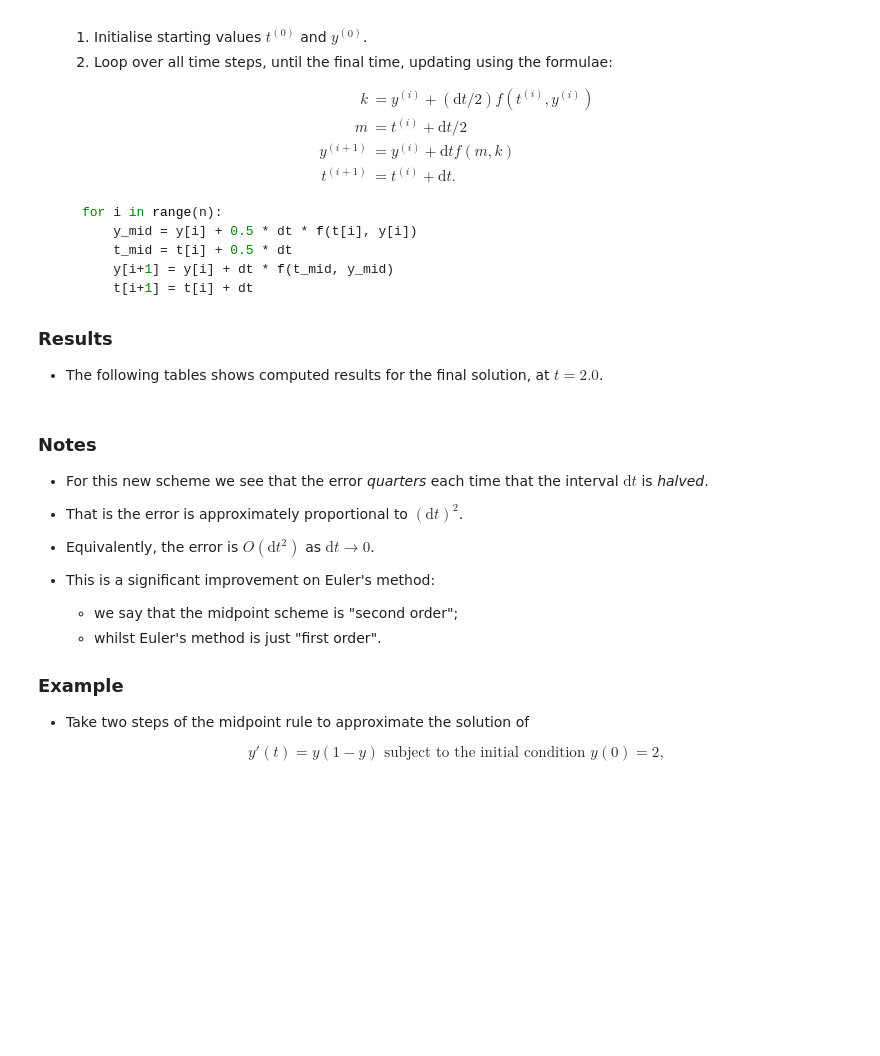
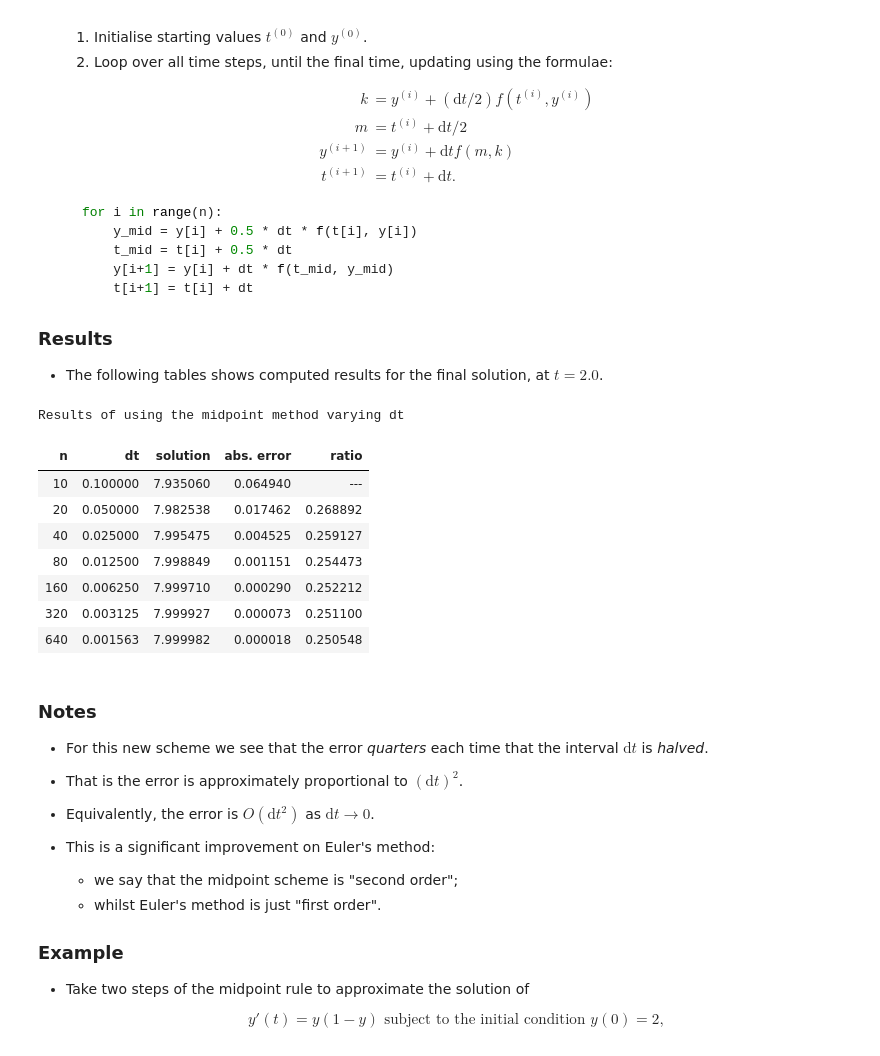
Before and after one commit to uol-soc-teachingrepos/COMP2421-Numerical-Computation, a Jupyter notebook: _sources/lec/lec13.ipynb, the cells around one changed output. Drawn from its saved outputs; the diff is of its cells as text; code cells hidden in the pictures; blank space fills up the shorter version.

```diff
--- a/_sources/lec/lec13.ipynb
+++ b/_sources/lec/lec13.ipynb
@@ -288,34 +296,44 @@ def midpoint(f, n, dt, t0, y0, T):
 
 
 t0 = 1.0
 y0 = 1.0
 T = 2.0
 
 
 def f(t, y):
     return 3 * y / t
 
 
 exact = 8.0
 
 old_error = None
 
 for n in [10, 20, 40, 80, 160, 320, 640]:
     dt = (T - t0) / n
     y = midpoint(f, n, dt, t0, y0, T)
     error = abs(y - exact)
 
     if old_error is not None:
         ratio = error / old_error
     else:
         ratio = "---"
 
     old_error = error
 
     data.append([n, dt, y, error, ratio])
 
 df = pd.DataFrame(data, columns=headers)
-df.style.hide_index().set_caption("Results of using the midpoint method varying dt")
+df.style.hide(axis="index").set_caption("Results of using the midpoint method varying dt")
+# %% [output]
+Results of using the midpoint method varying dt
+| n | dt | solution | abs. error | ratio |
+| 10 | 0.100000 | 7.935060 | 0.064940 | --- |
+| 20 | 0.050000 | 7.982538 | 0.017462 | 0.268892 |
+| 40 | 0.025000 | 7.995475 | 0.004525 | 0.259127 |
+| 80 | 0.012500 | 7.998849 | 0.001151 | 0.254473 |
+| 160 | 0.006250 | 7.999710 | 0.000290 | 0.252212 |
+| 320 | 0.003125 | 7.999927 | 0.000073 | 0.251100 |
+| 640 | 0.001563 | 7.999982 | 0.000018 | 0.250548 |
 # %% [markdown]
 ### Notes
 
```
Also changed, not shown: parts of 1 cell of this notebook, 30 other files.
